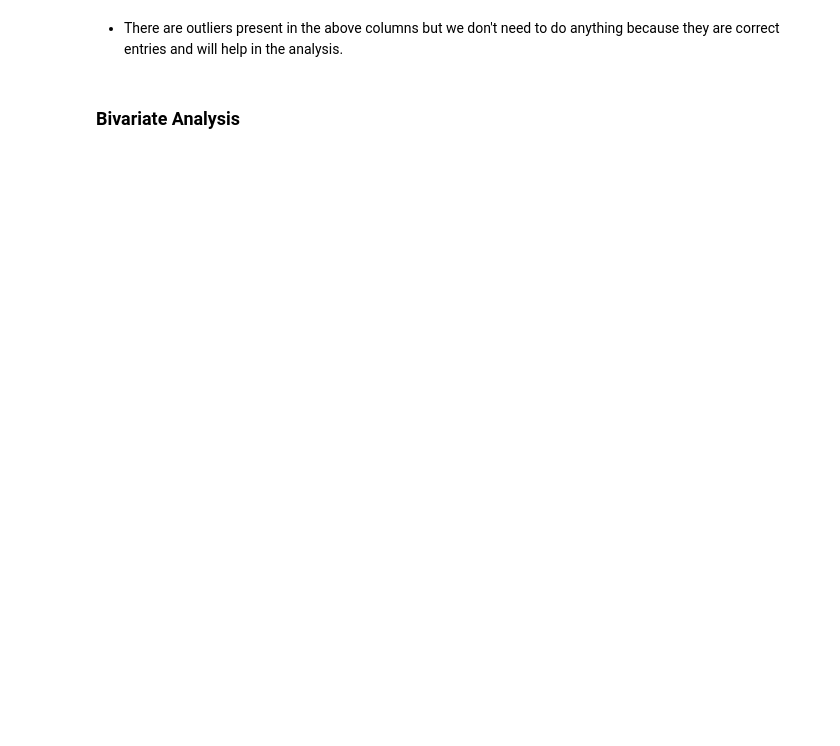
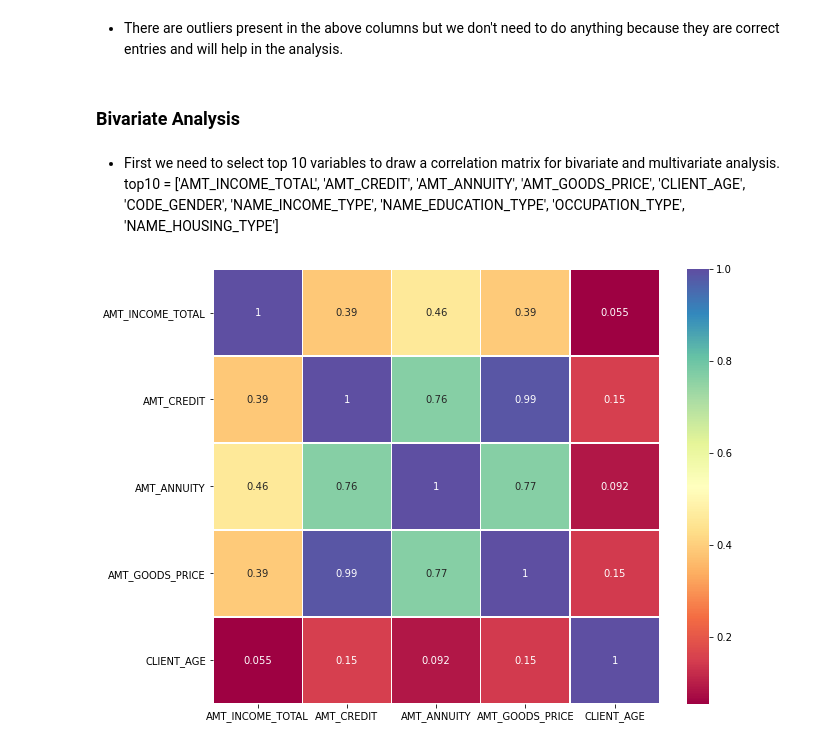
Before and after one commit to Boken19/Case_Studies, a Jupyter notebook: Credit EDA case study/Credit_EDA_case_study.ipynb, the cells around one changed output. Drawn from its saved outputs; the diff is of its cells as text; code cells hidden in the pictures; blank space fills up the shorter version.

```diff
--- a/Credit EDA case study/Credit_EDA_case_study.ipynb
+++ b/Credit EDA case study/Credit_EDA_case_study.ipynb
@@ -544,3 +558,18 @@ plt.show()
 - There are outliers present in the above columns but we don't need to do anything because they are correct entries and will help in the analysis.
 # %% [markdown]
 ### Bivariate Analysis
+# %% [markdown]
+- First we need to select top 10 variables to draw a correlation matrix for bivariate and multivariate analysis.<br/>
+top10 = ['AMT_INCOME_TOTAL', 'AMT_CREDIT', 'AMT_ANNUITY', 'AMT_GOODS_PRICE', 'CLIENT_AGE', 'CODE_GENDER', 'NAME_INCOME_TYPE', 'NAME_EDUCATION_TYPE', 'OCCUPATION_TYPE', 'NAME_HOUSING_TYPE']
+# %%
+# Lets store this columns in another dataset and then make different correlation of target 0 and target 1 datsets.
+top10 = ['AMT_INCOME_TOTAL', 'AMT_CREDIT', 'AMT_ANNUITY', 'AMT_GOODS_PRICE', 'CLIENT_AGE',
+         'CODE_GENDER', 'NAME_INCOME_TYPE', 'NAME_EDUCATION_TYPE', 'OCCUPATION_TYPE', 'NAME_HOUSING_TYPE']
+# creating a correlation matrix for target 0
+corr_0 = data_0[top10].corr()
+# plotting this matrix in a heatmap
+plt.figure(figsize = (10,8))
+sns.heatmap(corr_0, xticklabels = corr_0.columns, yticklabels = corr_0.columns, annot = True, cmap = 'Spectral', linewidth = 0.3)
+plt.show()
+# %% [output]
+[figure, added]
```
Also changed, not shown: parts of 16 cells of this notebook.
